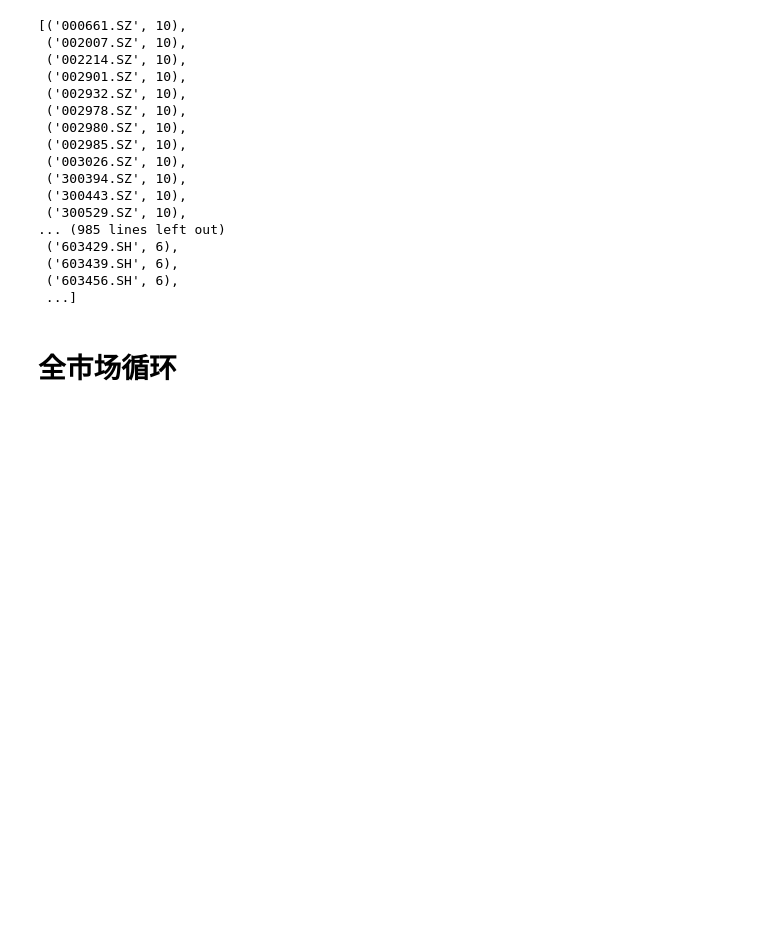
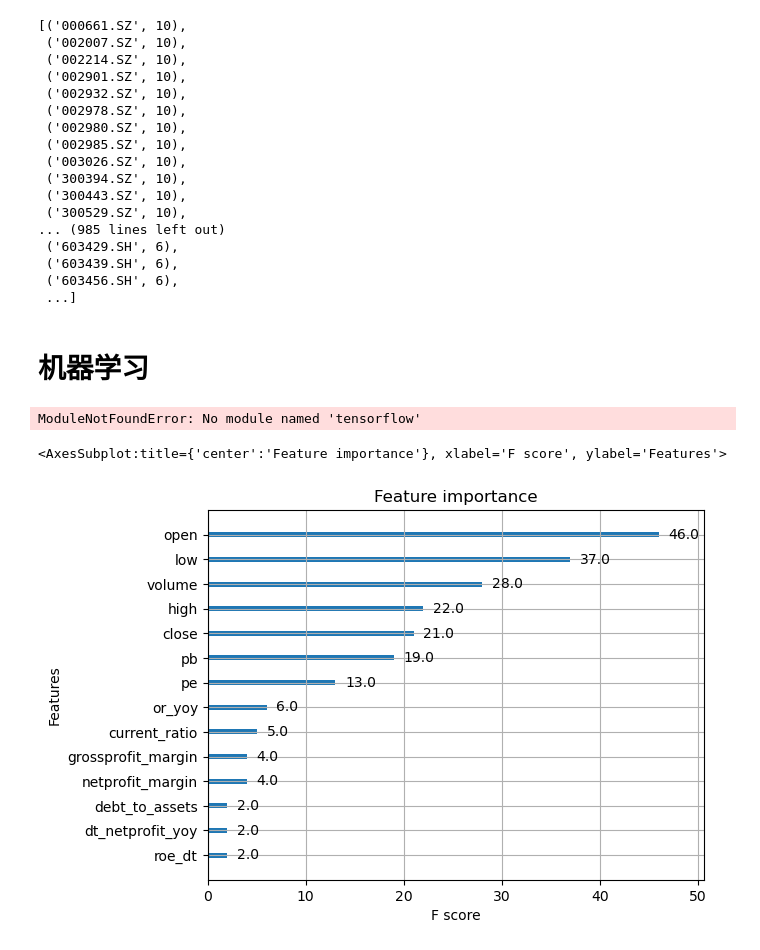
Before and after one commit to CataphractLi/BacktraderStudy, a Jupyter notebook: 基本面选股.ipynb, the cells around one changed output. Drawn from its saved outputs; the diff is of its cells as text; code cells hidden in the pictures; blank space fills up the shorter version.

```diff
--- a/基本面选股.ipynb
+++ b/基本面选股.ipynb
@@ -173,4 +152,31 @@ sorted(comp_per.items(), key=lambda x:x[1], reverse=True)
  ('603456.SH', 6),
  ...]
 # %% [markdown]
-# 全市场循环
+# 机器学习
+# %%
+from keras import Sequential
+from keras.layers.core import Dense, Dropout, Activation
+
+model = Sequential()
+model.add(Dense(20, 10))
+model.add(Activation('relu'))
+model.add(Dense(10, 4))
+model.add(Activation('relu'))
+model.add(Dense(4, 1))
+
+model.compile(loss='mean_squared_error', optimizer='adam', class_mode=None)
+# %% [output]
+ModuleNotFoundError: No module named 'tensorflow'
+# %%
+s_date = datetime.datetime.now() - datetime.timedelta(days=365*3)
+e_date = datetime.datetime.now() - datetime.timedelta(days=365)
+s_code = '002057.SZ'
+token = '74f1379591c9d810854fa5891fffcacaba514b82bf17ec2e239025b6'
+df1 = fund_ind(token, s_code, s_date, e_date)
+df2 = utilsJ.stock_tushare(token, s_code, s_date, e_date)
+df = df1.merge(df2, on='trade_date')
+df['return'] = df.close / df.close.shift(1) - 1
+df.drop(index=df.index[0], inplace=True)
+# %% [output]
+<AxesSubplot:title={'center':'Feature importance'}, xlabel='F score', ylabel='Features'>
+[figure, added]
```
Also changed, not shown: parts of 5 cells of this notebook, 3 other files.
